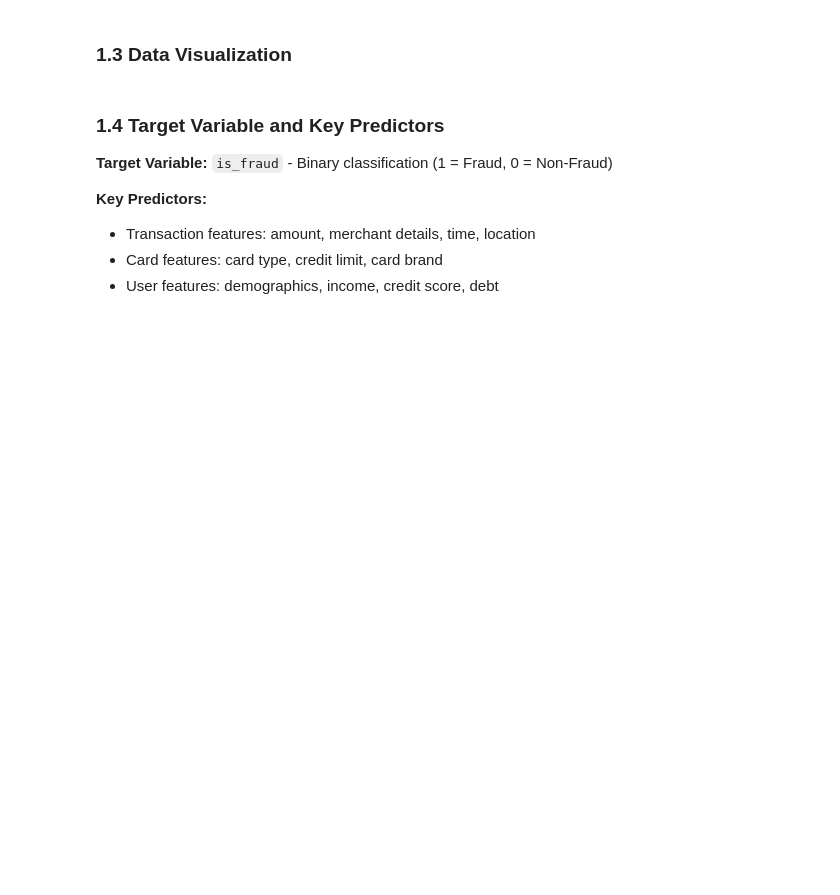
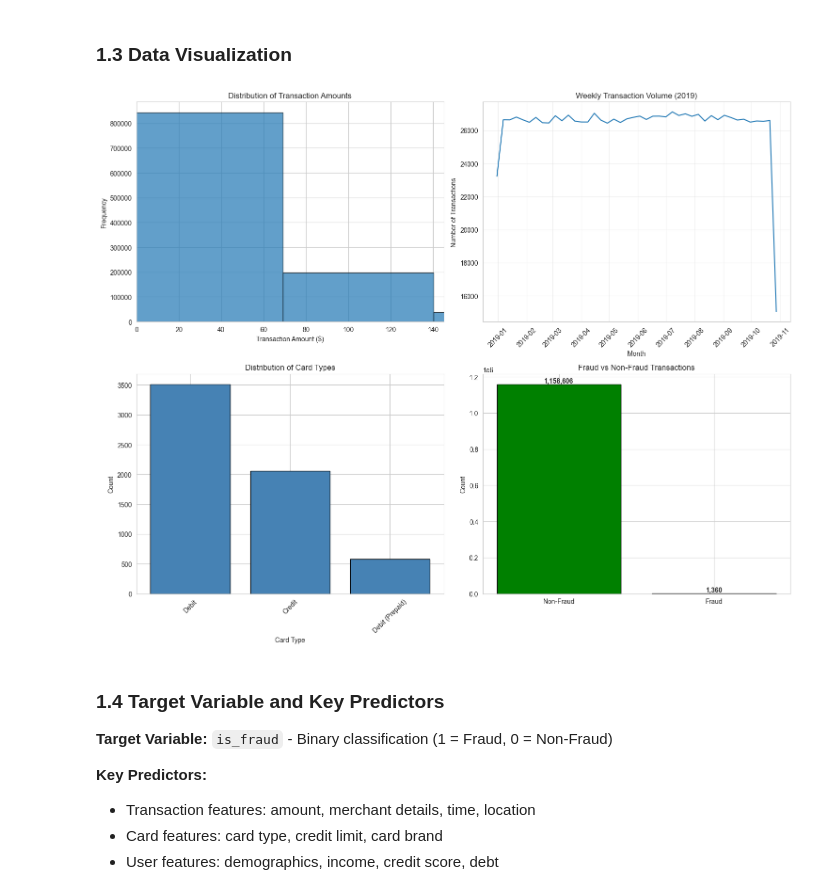
Before and after one commit to babdudu/dataMining, a Jupyter notebook: Project.ipynb, the cells around one changed output. Drawn from its saved outputs; the diff is of its cells as text; code cells hidden in the pictures; blank space fills up the shorter version.

Commit message:
changed transactions monthly to weekly- its more telling

```diff
--- a/Project.ipynb
+++ b/Project.ipynb
@@ -382,36 +382,46 @@ axes[0, 0].set_xlim(0, transactions['amount_clean'].quantile(0.95))  # Remove ex
 # daily_transactions = transactions.groupby(transactions['date'].dt.date).size()
 # axes[0, 1].plot(daily_transactions.index, daily_transactions.values, linewidth=1.5)
 # axes[0, 1].set_xlabel('Date')
 # axes[0, 1].set_ylabel('Number of Transactions')
 # axes[0, 1].set_title('Daily Transaction Volume (2019)')
 # axes[0, 1].tick_params(axis='x', rotation=45)
 
-monthly_transactions = transactions.groupby(transactions['date'].dt.strftime('%Y-%m')).size()
-axes[0, 1].plot(monthly_transactions.index, monthly_transactions.values, linewidth=2, marker='o')
+weekly_transactions = transactions.groupby(transactions['date'].dt.to_period('W')).size()
+weekly_dates = weekly_transactions.index.to_timestamp()
+
+axes[0, 1].plot(weekly_dates, weekly_transactions.values, linewidth=1.5)
 axes[0, 1].set_xlabel('Month')
 axes[0, 1].set_ylabel('Number of Transactions')
-axes[0, 1].set_title('Monthly Transaction Volume (2019)')
+axes[0, 1].set_title('Weekly Transaction Volume (2019)')
 axes[0, 1].tick_params(axis='x', rotation=45)
 axes[0, 1].grid(True, alpha=0.3)
+
+# Format x-axis to show year-month
+import matplotlib.dates as mdates
+axes[0, 1].xaxis.set_major_formatter(mdates.DateFormatter('%Y-%m'))
+axes[0, 1].xaxis.set_major_locator(mdates.MonthLocator())
+
 
 # 3. Card types distribution
 card_type_counts = cards['card_type'].value_counts()
 axes[1, 0].bar(card_type_counts.index, card_type_counts.values, color='steelblue', edgecolor='black')
 axes[1, 0].set_xlabel('Card Type')
 axes[1, 0].set_ylabel('Count')
 axes[1, 0].set_title('Distribution of Card Types')
 axes[1, 0].tick_params(axis='x', rotation=45)
 
 # 4. Fraud vs Non-Fraud distribution
 fraud_counts = transactions_with_fraud['is_fraud'].value_counts()
 axes[1, 1].bar(['Non-Fraud', 'Fraud'], fraud_counts.values, color=['green', 'red'], edgecolor='black')
 axes[1, 1].set_ylabel('Count')
 axes[1, 1].set_title('Fraud vs Non-Fraud Transactions')
 for i, v in enumerate(fraud_counts.values):
     axes[1, 1].text(i, v, f'{v:,}', ha='center', va='bottom', fontweight='bold')
 
 plt.tight_layout()
 plt.show()
+# %% [output]
+[figure, added]
 # %% [markdown]
 ### 1.4 Target Variable and Key Predictors
 
```
